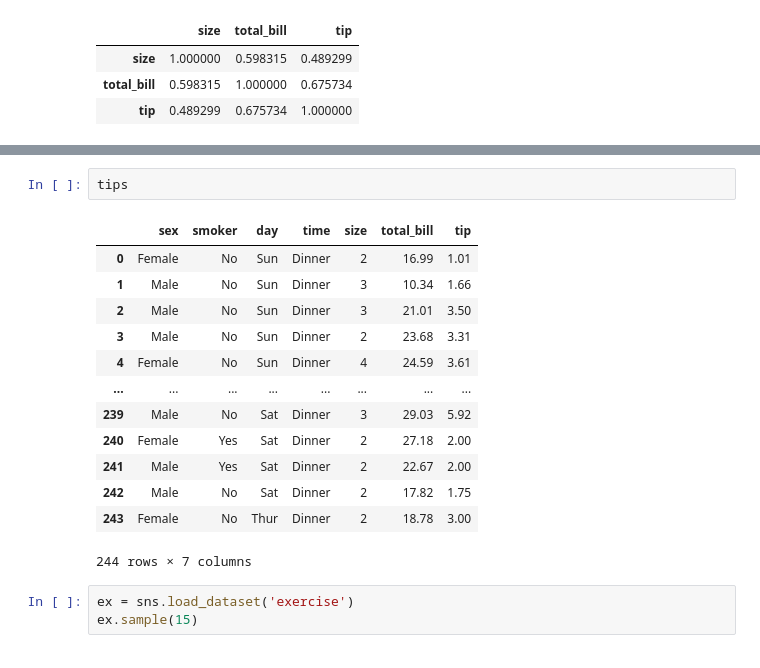
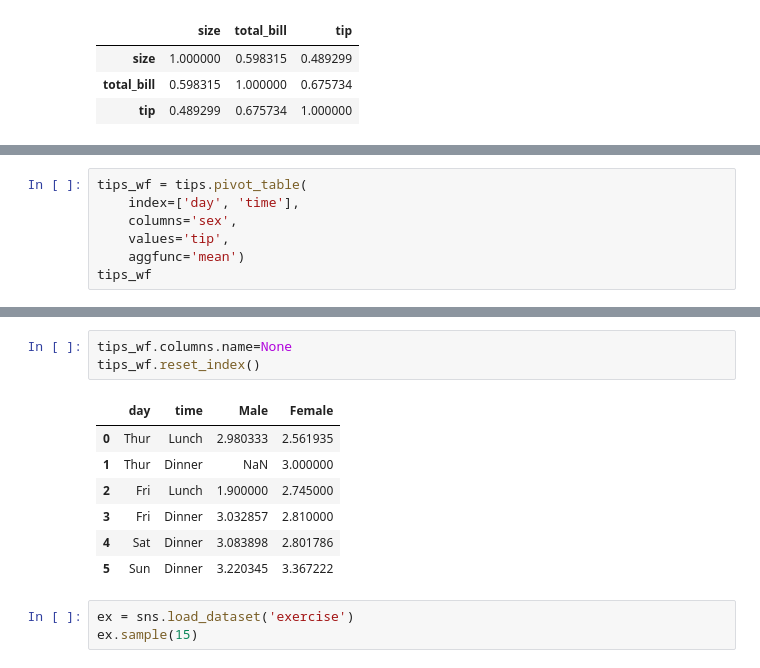
Before and after one commit to Harutoshi87/KI, a Jupyter notebook: source/01_python/연습_ch13_전처리 복습.ipynb, the cells around one changed output, grey strips where cells are left out. Drawn from its saved outputs; the diff is of its cells as text.

```diff
--- a/source/01_python/연습_ch13_전처리 복습.ipynb
+++ b/source/01_python/연습_ch13_전처리 복습.ipynb
@@ -291,0 +287,7 @@ tips_lf.sample(20)
+# %%
+tips_wf = tips.pivot_table(
+    index=['day', 'time'],
+    columns='sex',
+    values='tip',
+    aggfunc='mean')
+tips_wf
@@ -292,19 +303,14 @@ tips_lf.sample(20)
 # %%
-tips
+tips_wf.columns.name=None
+tips_wf.reset_index()
 # %% [output]
-|  | sex | smoker | day | time | size | total_bill | tip |
-| 0 | Female | No | Sun | Dinner | 2 | 16.99 | 1.01 |
-| 1 | Male | No | Sun | Dinner | 3 | 10.34 | 1.66 |
-| 2 | Male | No | Sun | Dinner | 3 | 21.01 | 3.50 |
-| 3 | Male | No | Sun | Dinner | 2 | 23.68 | 3.31 |
-| 4 | Female | No | Sun | Dinner | 4 | 24.59 | 3.61 |
-| ... | ... | ... | ... | ... | ... | ... | ... |
-| 239 | Male | No | Sat | Dinner | 3 | 29.03 | 5.92 |
-| 240 | Female | Yes | Sat | Dinner | 2 | 27.18 | 2.00 |
-| 241 | Male | Yes | Sat | Dinner | 2 | 22.67 | 2.00 |
-| 242 | Male | No | Sat | Dinner | 2 | 17.82 | 1.75 |
-| 243 | Female | No | Thur | Dinner | 2 | 18.78 | 3.00 |
+|  | day | time | Male | Female |
+| 0 | Thur | Lunch | 2.980333 | 2.561935 |
+| 1 | Thur | Dinner | NaN | 3.000000 |
+| 2 | Fri | Lunch | 1.900000 | 2.745000 |
+| 3 | Fri | Dinner | 3.032857 | 2.810000 |
+| 4 | Sat | Dinner | 3.083898 | 2.801786 |
+| 5 | Sun | Dinner | 3.220345 | 3.367222 |
-244 rows × 7 columns
 # %%
 ex = sns.load_dataset('exercise')
 ex.sample(15)
```
Also changed, not shown: parts of 13 cells of this notebook.
